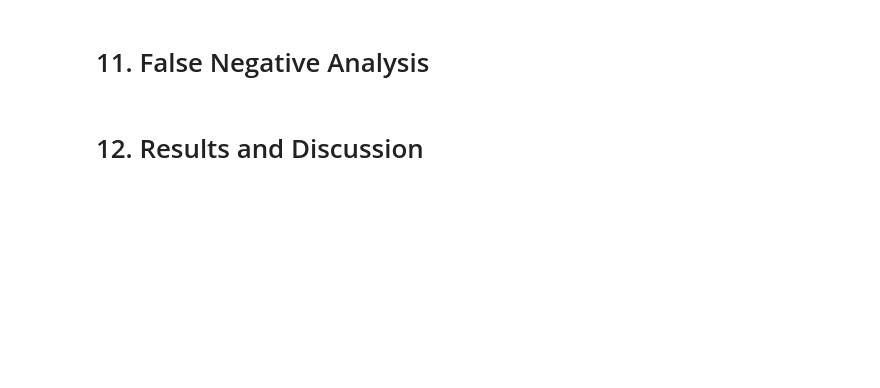
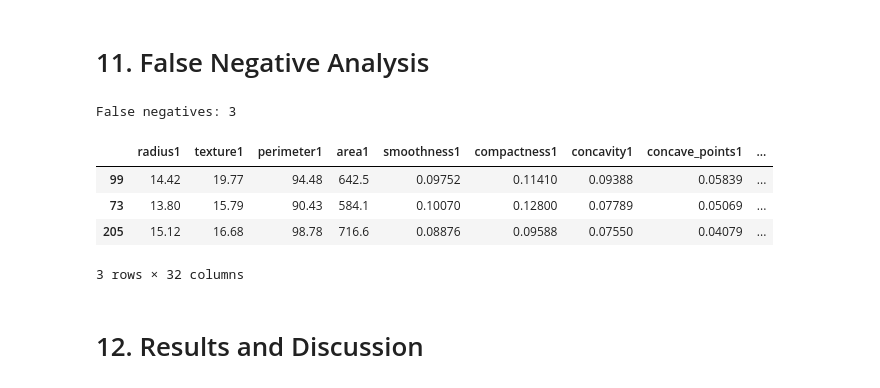
Before and after one commit to Francisthecoder09/Breast-Cancer-AI, a Jupyter notebook: notebooks/Breast_Cancer_Diagnosis_AI.ipynb, the cells around one changed output. Saved outputs shown, nothing was run; the diff lists cells and outputs as text; code cells hidden in the pictures; blank space fills up the shorter version.

```diff
--- a/notebooks/Breast_Cancer_Diagnosis_AI.ipynb
+++ b/notebooks/Breast_Cancer_Diagnosis_AI.ipynb
@@ -86,2 +214,28 @@ def make_svm_pipeline(n_features, k=10, C=1.0, kernel="rbf"):
 # %% [markdown]
 # 10. Model Evaluation
+# %%
+from sklearn.metrics import (
+    accuracy_score,
+    classification_report,
+    confusion_matrix,
+    f1_score,
+    precision_score,
+    recall_score,
+)
+
+y_pred = svm_pipeline.predict(X_test)
+
+print("Accuracy:", round(accuracy_score(y_test, y_pred), 4))
+print("Malignant precision:", round(precision_score(y_test, y_pred, pos_label=1), 4))
+print("Malignant recall:", round(recall_score(y_test, y_pred, pos_label=1), 4))
+print("Malignant F1-score:", round(f1_score(y_test, y_pred, pos_label=1), 4))
+
+print("\nClassification report:")
+print(classification_report(
+    y_test,
+    y_pred,
+    target_names=["Benign (0)", "Malignant (1)"]
+))
+
+print("Confusion matrix (rows = actual, columns = predicted):")
+print(confusion_matrix(y_test, y_pred, labels=[0, 1]))
@@ -88,4 +261,21 @@ def make_svm_pipeline(n_features, k=10, C=1.0, kernel="rbf"):
 # %% [markdown]
 # 11. False Negative Analysis
+# %%
+false_negative_mask = y_test.eq(1).to_numpy() & (y_pred == 0)
+false_negative_indices = y_test.index[false_negative_mask]
+
+false_negatives = X_test.loc[false_negative_indices].copy()
+false_negatives["Actual diagnosis"] = y.loc[false_negative_indices]
+false_negatives["Predicted diagnosis"] = "B"
+
+print("False negatives:", len(false_negatives))
+display(false_negatives)
+# %% [output]
+False negatives: 3
+|  | radius1 | texture1 | perimeter1 | area1 | smoothness1 | compactness1 | concavity1 | concave_points1 | ... |
+| 99 | 14.42 | 19.77 | 94.48 | 642.5 | 0.09752 | 0.11410 | 0.09388 | 0.05839 | ... |
+| 73 | 13.80 | 15.79 | 90.43 | 584.1 | 0.10070 | 0.12800 | 0.07789 | 0.05069 | ... |
+| 205 | 15.12 | 16.68 | 98.78 | 716.6 | 0.08876 | 0.09588 | 0.07550 | 0.04079 | ... |
+3 rows × 32 columns
 # %% [markdown]
 # 12. Results and Discussion
```
Also changed, not shown: parts of 12 cells of this notebook.
